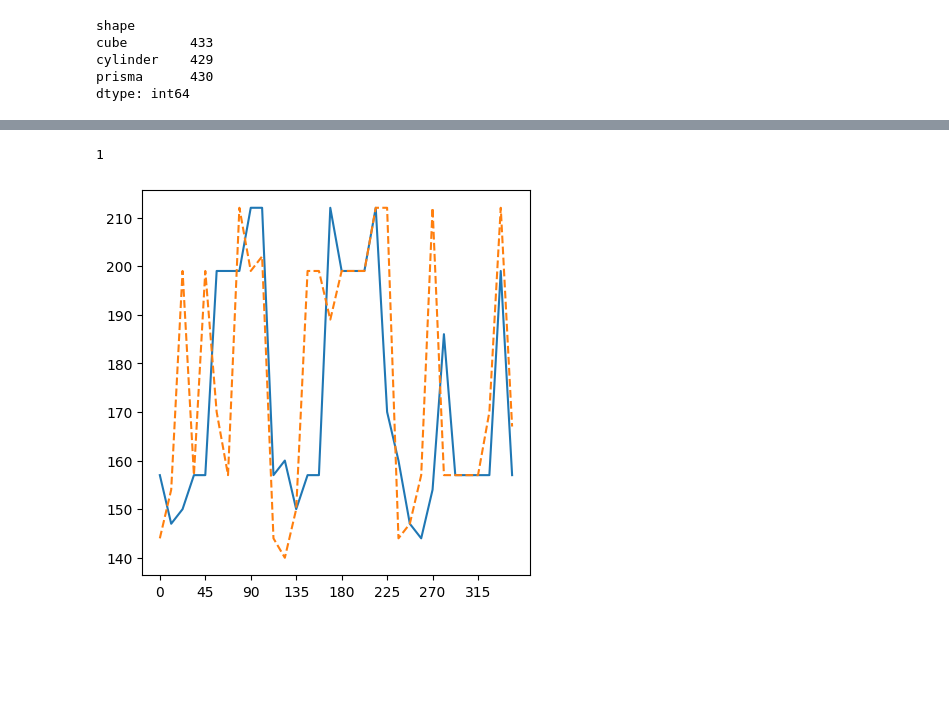
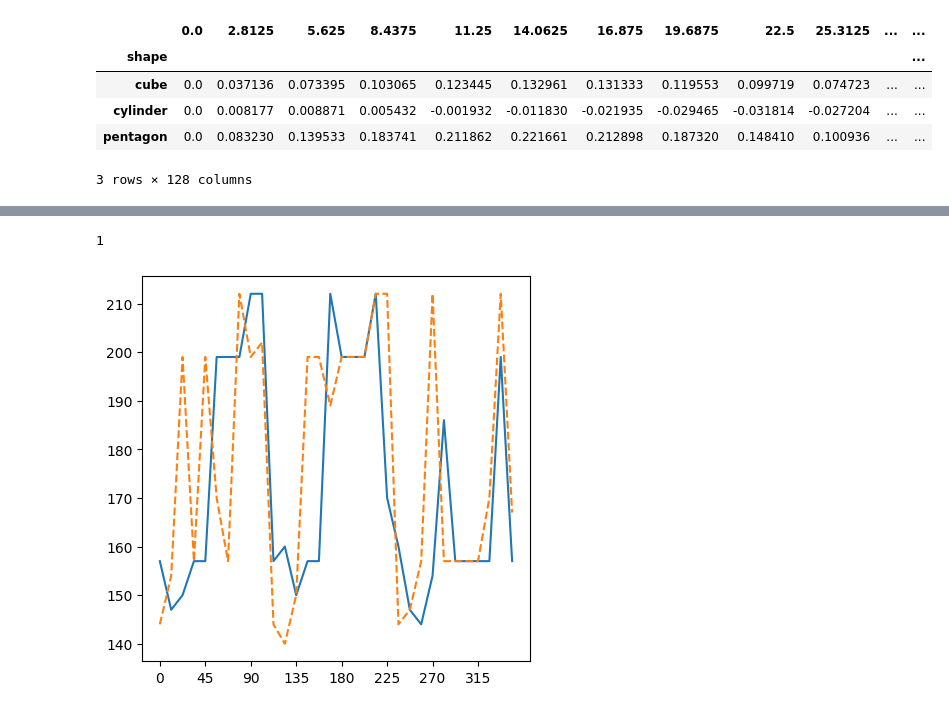
Before and after one commit to ricgoe/PyESP, a Jupyter notebook: faafo.ipynb, the cells around one changed output, grey strips where cells are left out. Drawn from its saved outputs; the diff is of its cells as text; code cells hidden in the pictures; blank space fills up the shorter version.

```diff
--- a/faafo.ipynb
+++ b/faafo.ipynb
@@ -26,8 +7,16 @@ df_data = df.iloc[:, :-4]
+# %%
+df_1 = pd.read_csv("Normalized_Data\\scans_angle_2_8125_pos_4_rot_1_normalized.csv")
+df_2 = pd.read_csv("Normalized_Data\\scans_angle_2_8125_pos_5_rot_1_normalized.csv")
+df_3 = pd.read_csv("Normalized_Data\\scans_angle_2_8125_pos_6_rot_1_normalized.csv")
+# %%
+# delete all rows where the shape is prisma
+df_2 = df_2[df_2['shape'] != 'prisma']
 # %%
-df.groupby('shape').size()
+df_2.groupby('shape').mean()
 # %% [output]
+|  | 0.0 | 2.8125 | 5.625 | 8.4375 | 11.25 | 14.0625 | 16.875 | 19.6875 | 22.5 | 25.3125 | ... | ... |
+| shape |  |  |  |  |  |  |  |  |  |  |  | ... |
+| cube | 0.0 | 0.037136 | 0.073395 | 0.103065 | 0.123445 | 0.132961 | 0.131333 | 0.119553 | 0.099719 | 0.074723 | ... | ... |
+| cylinder | 0.0 | 0.008177 | 0.008871 | 0.005432 | -0.001932 | -0.011830 | -0.021935 | -0.029465 | -0.031814 | -0.027204 | ... | ... |
+| pentagon | 0.0 | 0.083230 | 0.139533 | 0.183741 | 0.211862 | 0.221661 | 0.212898 | 0.187320 | 0.148410 | 0.100936 | ... | ... |
-shape
-cube        433
-cylinder    429
-prisma      430
-dtype: int64
+3 rows × 128 columns
```
Also changed, not shown: parts of 14 cells of this notebook, 4 other files.
